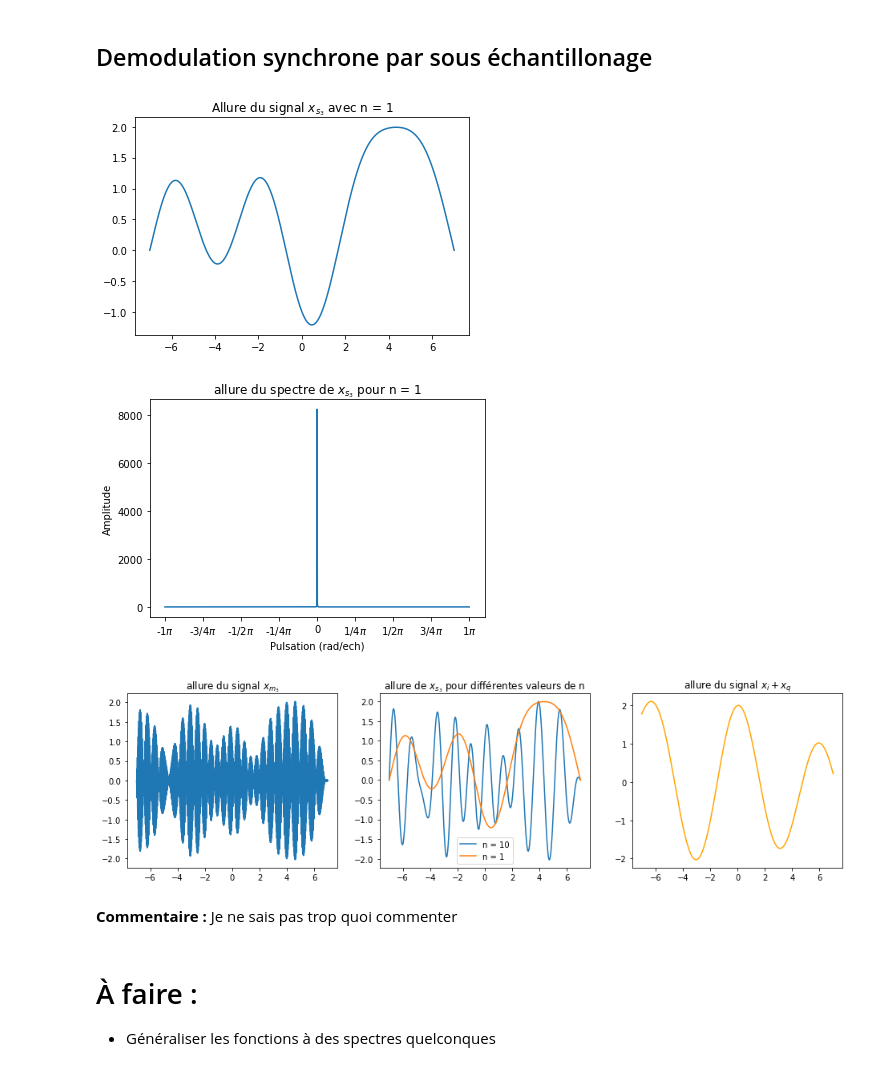
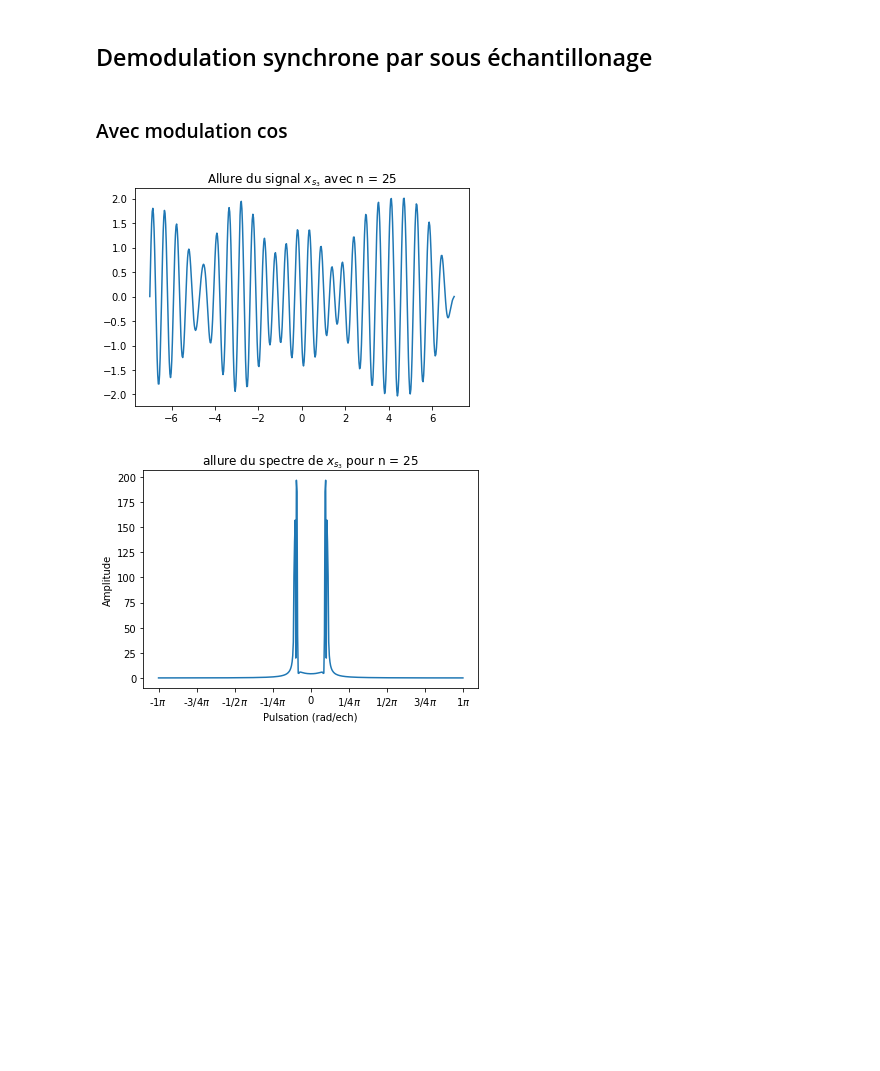
Before and after one commit to alexandrefreyther/Projet-Traitement_du_signal, a Jupyter notebook: Mini-projet.ipynb, the cells around one changed output. Cells and saved outputs as stored; diff of their text form; code cells hidden in the pictures; blank space fills up the shorter version.

```diff
--- a/Mini-projet.ipynb
+++ b/Mini-projet.ipynb
@@ -575,38 +598,21 @@ plt.show()
 **Bilan :** En filtrant par $sin(2\pi f_c t)$, on retrouve $x_q$
 # %% [markdown]
 ## Demodulation synchrone par sous échantillonage
+# %% [markdown]
+### Avec modulation cos
 # %%
+n = 25
+fs = fc/n
+Lt_echantillonnage = np.linspace(a,b,int(fs*(b-a)))
+
 xs3_discret = np.vectorize(xm3)(Lt_echantillonnage)
 
 plt.figure()
 plt.plot(Lt_echantillonnage,xs3_discret)
-plt.title("Allure du signal $x_{s_3}$ avec n = "+str(i))
+plt.title("Allure du signal $x_{s_3}$ avec n = "+str(n))
 plt.show()
 
-afficher_spectre(xs3_discret, "allure du spectre de $x_{s_3}$ pour n = "+str(i))
+afficher_spectre(xs3_discret, "allure du spectre de $x_{s_3}$ pour n = "+str(n))
 # %% [output]
-[figure, old version]
+[figure, new version]
-[figure, old version]
+[figure, new version]
-# %%
-fig, ax = plt.subplots(1,3,figsize=(16,4))
-ax[0].plot(Lt,np.vectorize(xm3)(Lt))
-ax[0].set_title("allure du signal $x_{m_3}$")
-
-for i in [10,1]:
-    fsi = fc/i
-    Lt_echantillonnage = np.linspace(a,b,int(fsi*(b-a)))
-    xs3i_discret = np.vectorize(xm3)(Lt_echantillonnage) #xs3 sera utilisé plus tard avec n = 10
-    ax[1].plot(Lt_echantillonnage,xs3i_discret, label="n = "+str(i))
-ax[1].legend()
-ax[1].set_title("allure de $x_{s_3}$ pour différentes valeurs de n")
-
-ax[2].plot(Lt,np.vectorize(xi)(Lt)+np.vectorize(xq)(Lt),color='orange')
-ax[2].set_title("allure du signal $x_i + x_q$")
-plt.show()
-# %% [output]
-[figure, removed]
-# %% [markdown]
-**Commentaire :** Je ne sais pas trop quoi commenter
-# %% [markdown]
-# À faire :
-* Généraliser les fonctions à des spectres quelconques
```
Also changed, not shown: parts of 25 cells of this notebook.
